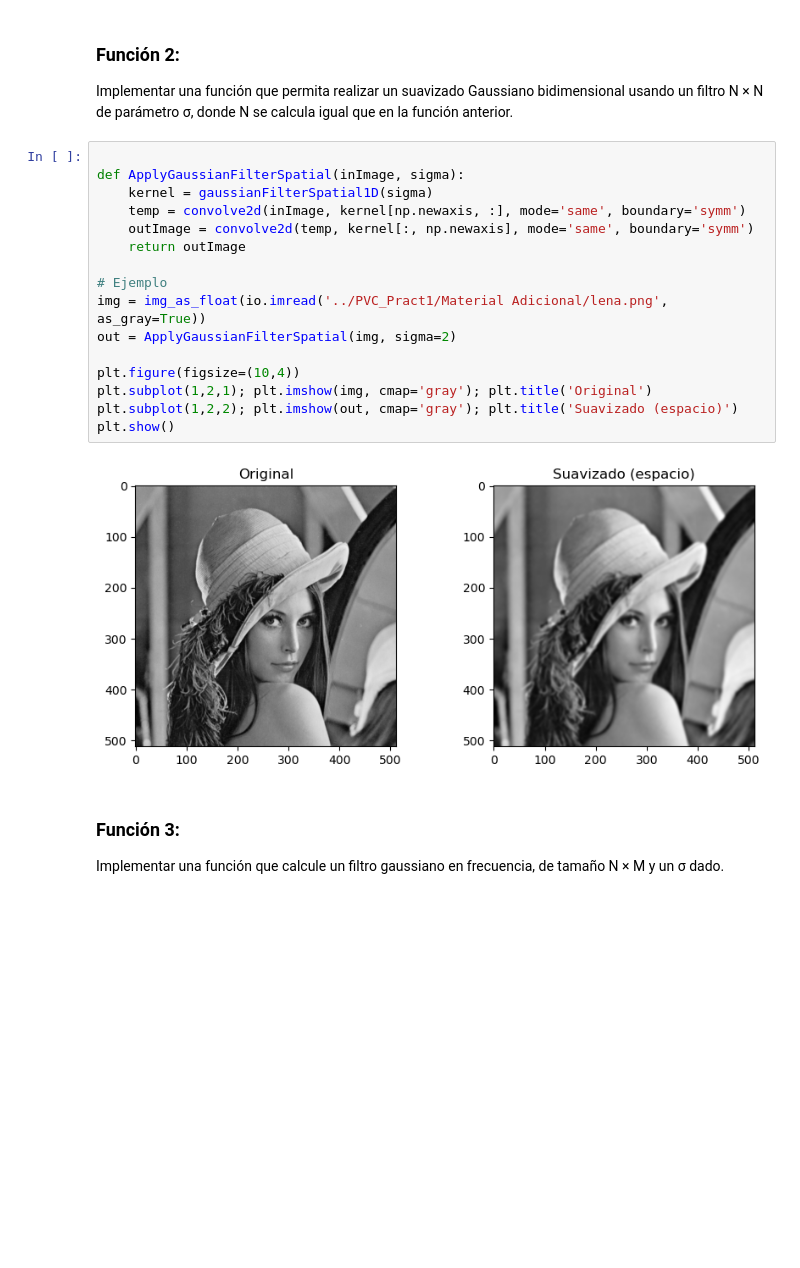
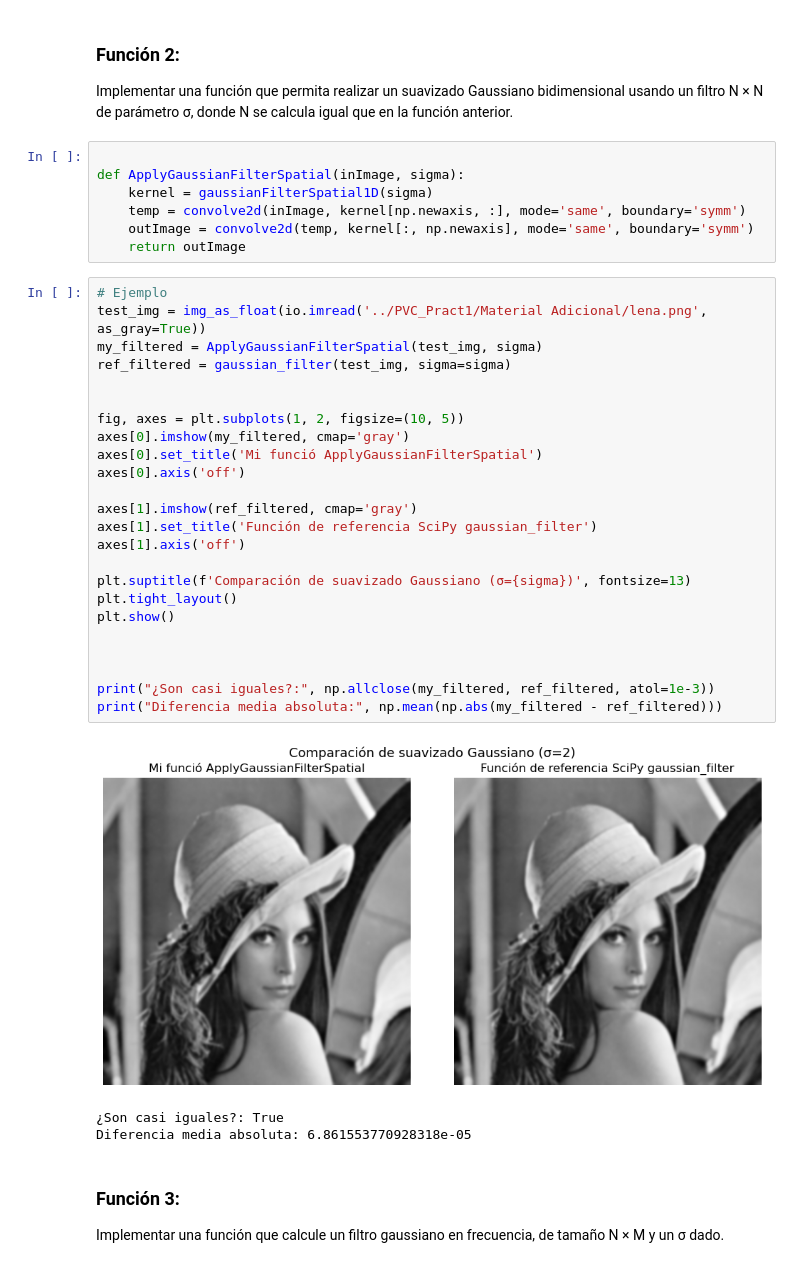
Before and after one commit to GuillermoBlancoNunez/PVC_p2_GuillermoBlancoNunez, a Jupyter notebook: P2_PVC_GuillermoBlancoNunez.ipynb, the cells around one changed output. Cells and saved outputs as stored; diff of their text form; blank space fills up the shorter version.

Commit message:
Implemented tests for functions 1 to 3.

```diff
--- a/P2_PVC_GuillermoBlancoNunez.ipynb
+++ b/P2_PVC_GuillermoBlancoNunez.ipynb
@@ -57,17 +83,34 @@ def ApplyGaussianFilterSpatial(inImage, sigma):
     temp = convolve2d(inImage, kernel[np.newaxis, :], mode='same', boundary='symm')
     outImage = convolve2d(temp, kernel[:, np.newaxis], mode='same', boundary='symm')
     return outImage
-
-# Ejemplo
-img = img_as_float(io.imread('../PVC_Pract1/Material Adicional/lena.png', as_gray=True))
-out = ApplyGaussianFilterSpatial(img, sigma=2)
-
-plt.figure(figsize=(10,4))
-plt.subplot(1,2,1); plt.imshow(img, cmap='gray'); plt.title('Original')
-plt.subplot(1,2,2); plt.imshow(out, cmap='gray'); plt.title('Suavizado (espacio)')
-plt.show()
-# %% [output]
-[figure, removed]
+# %%
+# Ejemplo
+test_img = img_as_float(io.imread('../PVC_Pract1/Material Adicional/lena.png', as_gray=True))
+my_filtered = ApplyGaussianFilterSpatial(test_img, sigma)
+ref_filtered = gaussian_filter(test_img, sigma=sigma)
+
+
+fig, axes = plt.subplots(1, 2, figsize=(10, 5))
+axes[0].imshow(my_filtered, cmap='gray')
+axes[0].set_title('Mi funció ApplyGaussianFilterSpatial')
+axes[0].axis('off')
+
+axes[1].imshow(ref_filtered, cmap='gray')
+axes[1].set_title('Función de referencia SciPy gaussian_filter')
+axes[1].axis('off')
+
+plt.suptitle(f'Comparación de suavizado Gaussiano (σ={sigma})', fontsize=13)
+plt.tight_layout()
+plt.show()
+
+
+
+print("¿Son casi iguales?:", np.allclose(my_filtered, ref_filtered, atol=1e-3))
+print("Diferencia media absoluta:", np.mean(np.abs(my_filtered - ref_filtered)))
+# %% [output]
+[figure, added]
+¿Son casi iguales?: True
+Diferencia media absoluta: 6.861553770928318e-05
 # %% [markdown]
 ###  Función 3:
 
```
Also changed, not shown: parts of 7 cells of this notebook.
